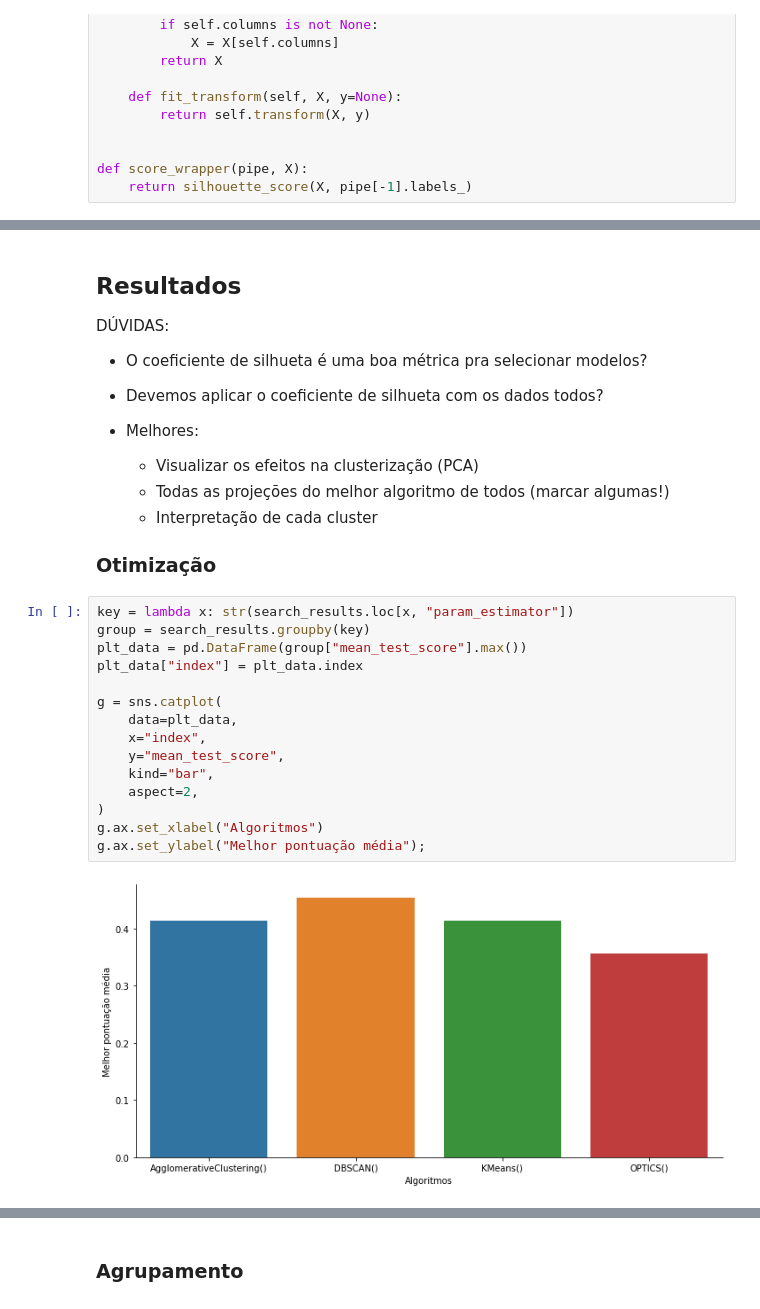
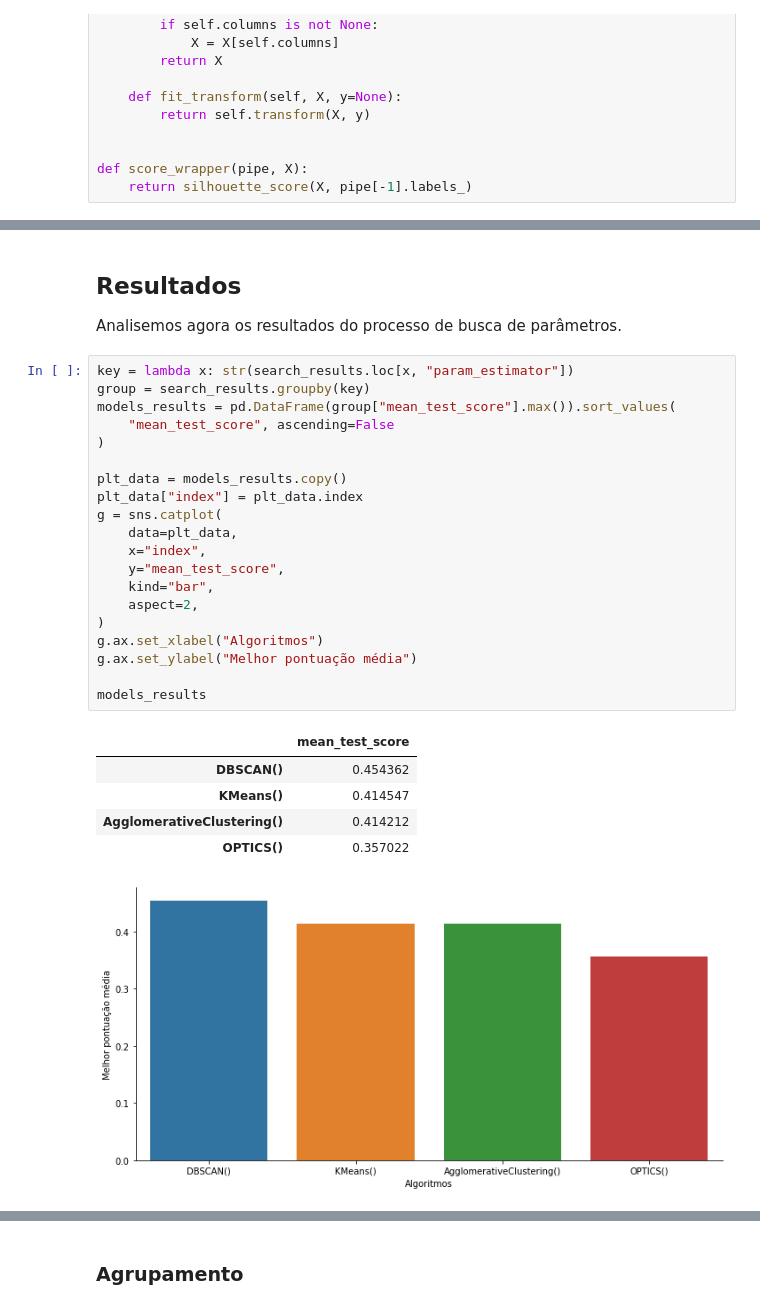
Before and after one commit to usr-bin32/data-mining-assignments, a Jupyter notebook: p4/notebook.ipynb, the cells around one changed output, grey strips where cells are left out. Drawn from its saved outputs; the diff is of its cells as text.

```diff
--- a/p4/notebook.ipynb
+++ b/p4/notebook.ipynb
@@ -218,30 +225,31 @@ search_results.head()
-# %% [markdown]
-## Resultados
-
-DÚVIDAS:
-  - O coeficiente de silhueta é uma boa métrica pra selecionar modelos?
-  - Devemos aplicar o coeficiente de silhueta com os dados todos?
-
-- Melhores:
-  - Visualizar os efeitos na clusterização (PCA)
-  - Todas as projeções do melhor algoritmo de todos (marcar algumas!)
-  - Interpretação de cada cluster
-
-### Otimização
+# %% [markdown]
+## Resultados
+
+Analisemos agora os resultados do processo de busca de parâmetros.
 # %%
 key = lambda x: str(search_results.loc[x, "param_estimator"])
 group = search_results.groupby(key)
-plt_data = pd.DataFrame(group["mean_test_score"].max())
+models_results = pd.DataFrame(group["mean_test_score"].max()).sort_values(
+    "mean_test_score", ascending=False
+)
+
+plt_data = models_results.copy()
 plt_data["index"] = plt_data.index
-
 g = sns.catplot(
     data=plt_data,
     x="index",
     y="mean_test_score",
     kind="bar",
     aspect=2,
 )
 g.ax.set_xlabel("Algoritmos")
-g.ax.set_ylabel("Melhor pontuação média");
+g.ax.set_ylabel("Melhor pontuação média")
+
+models_results
 # %% [output]
+|  | mean_test_score |
+| DBSCAN() | 0.454362 |
+| KMeans() | 0.414547 |
+| AgglomerativeClustering() | 0.414212 |
+| OPTICS() | 0.357022 |
-[figure, old version]
+[figure, new version]
```
Also changed, not shown: parts of 11 cells of this notebook.
